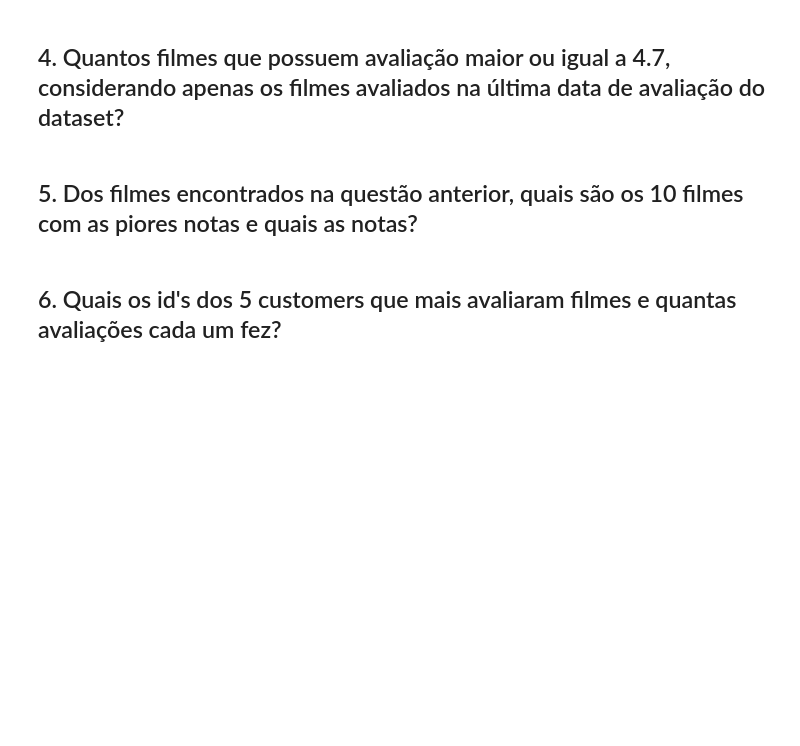
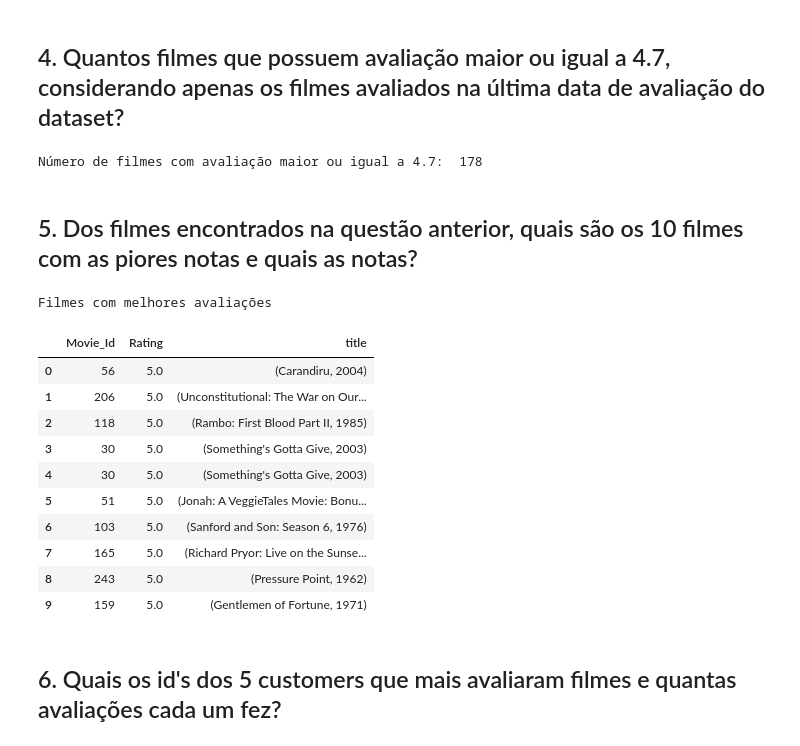
Before and after one commit to rgprado/computacao_nuvem, a Jupyter notebook: ComputacaoEmNuvem_RodrigoPrado.ipynb, the cells around one changed output. Saved outputs shown, nothing was run; the diff lists cells and outputs as text; code cells hidden in the pictures; blank space fills up the shorter version.

```diff
--- a/ComputacaoEmNuvem_RodrigoPrado.ipynb
+++ b/ComputacaoEmNuvem_RodrigoPrado.ipynb
@@ -258,7 +258,46 @@ Anos com menos lancamentos:
 only showing top 9 rows
 # %% [markdown]
 ## 4. Quantos filmes que possuem avaliação maior ou igual a 4.7, considerando apenas os filmes avaliados na última data de avaliação do dataset?
+# %%
+datas_recentes = ratings_df.groupBy("Movie_Id").agg(F.max("Date").alias("ultima_data"))
+datas_recentes = datas_recentes.withColumnRenamed("Movie_Id", "Mov_Id")
+
+ultimas_avaliacoes = ratings_df.join(datas_recentes, (ratings_df["Movie_Id"] == datas_recentes["Mov_Id"]) & (ratings_df["Date"] == datas_recentes["ultima_data"]))
+
+melhores_filmes = ultimas_avaliacoes.filter(ultimas_avaliacoes["Rating"] >= 4.7)
+
+count_filmes = melhores_filmes.count()
+
+print("Número de filmes com avaliação maior ou igual a 4.7: ", count_filmes)
+# %% [output]
+Número de filmes com avaliação maior ou igual a 4.7:  178
 # %% [markdown]
 ## 5. Dos filmes encontrados na questão anterior, quais são os 10 filmes com as piores notas e quais as notas?
+# %%
+# Quando o filtro da questao 4 foi aplicado, so teve resultados com nota 5, entao, todos os 178 resultados esta com nota 5
+asc_melhores = melhores_filmes\
+  .select('Movie_Id', 'Rating')\
+  .orderBy(F.asc('Rating'))
+
+print('Os 10 filmes com as piores notas e quais as notas:')
+asc_melhores.toPandas()\
+    .merge(
+        movies_df.select('Movie_Id', 'title').toPandas(),
+        on='Movie_Id',
+        how='inner'
+    ).head(10)
+# %% [output]
+Filmes com melhores avaliações
+|  | Movie_Id | Rating | title |
+| 0 | 56 | 5.0 | (Carandiru, 2004) |
+| 1 | 206 | 5.0 | (Unconstitutional: The War on Our... |
+| 2 | 118 | 5.0 | (Rambo: First Blood Part II, 1985) |
+| 3 | 30 | 5.0 | (Something's Gotta Give, 2003) |
+| 4 | 30 | 5.0 | (Something's Gotta Give, 2003) |
+| 5 | 51 | 5.0 | (Jonah: A VeggieTales Movie: Bonu... |
+| 6 | 103 | 5.0 | (Sanford and Son: Season 6, 1976) |
+| 7 | 165 | 5.0 | (Richard Pryor: Live on the Sunse... |
+| 8 | 243 | 5.0 | (Pressure Point, 1962) |
+| 9 | 159 | 5.0 | (Gentlemen of Fortune, 1971) |
 # %% [markdown]
 ## 6. Quais os id's dos 5 customers que mais avaliaram filmes e quantas avaliações cada um fez?
```
Also changed, not shown: parts of 7 cells of this notebook.
